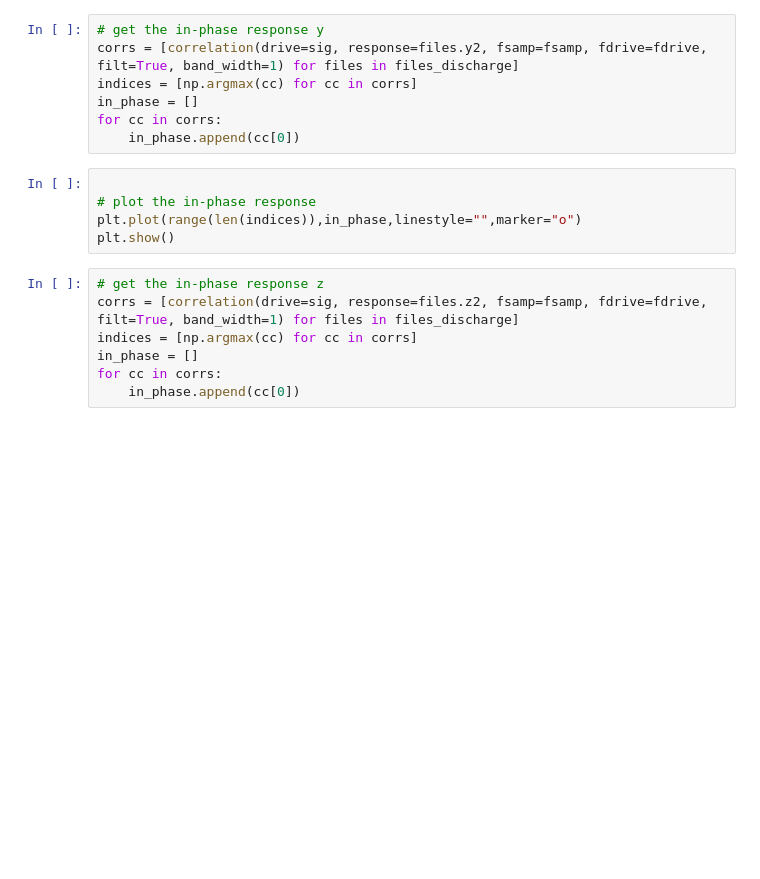
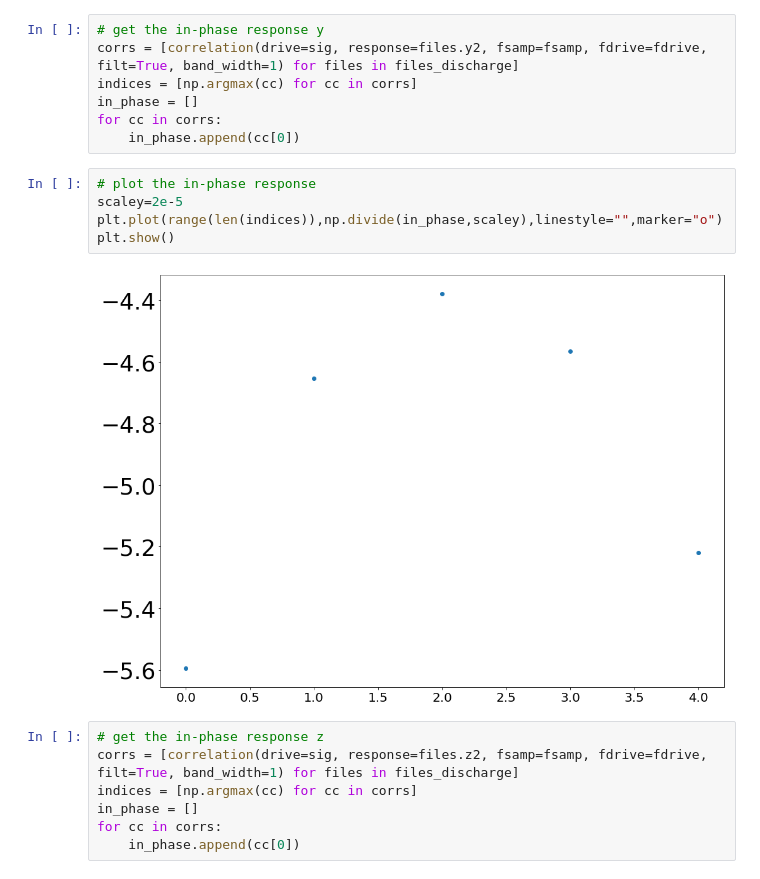
Before and after one commit to stanfordbeads/New_trap_code, a Jupyter notebook: Scripts/General_Discharge.ipynb, the cells around one changed output. Cells and saved outputs as stored; diff of their text form; blank space fills up the shorter version.

```diff
--- a/Scripts/General_Discharge.ipynb
+++ b/Scripts/General_Discharge.ipynb
@@ -61,10 +61,12 @@ in_phase = []
 for cc in corrs:
     in_phase.append(cc[0])
 # %%
-
 # plot the in-phase response
-plt.plot(range(len(indices)),in_phase,linestyle="",marker="o")
+scaley=2e-5
+plt.plot(range(len(indices)),np.divide(in_phase,scaley),linestyle="",marker="o")
 plt.show()
+# %% [output]
+[figure, added]
 # %%
 # get the in-phase response z
 corrs = [correlation(drive=sig, response=files.z2, fsamp=fsamp, fdrive=fdrive, filt=True, band_width=1) for files in files_discharge]
```
Also changed, not shown: parts of 7 cells of this notebook, 31 other files.
